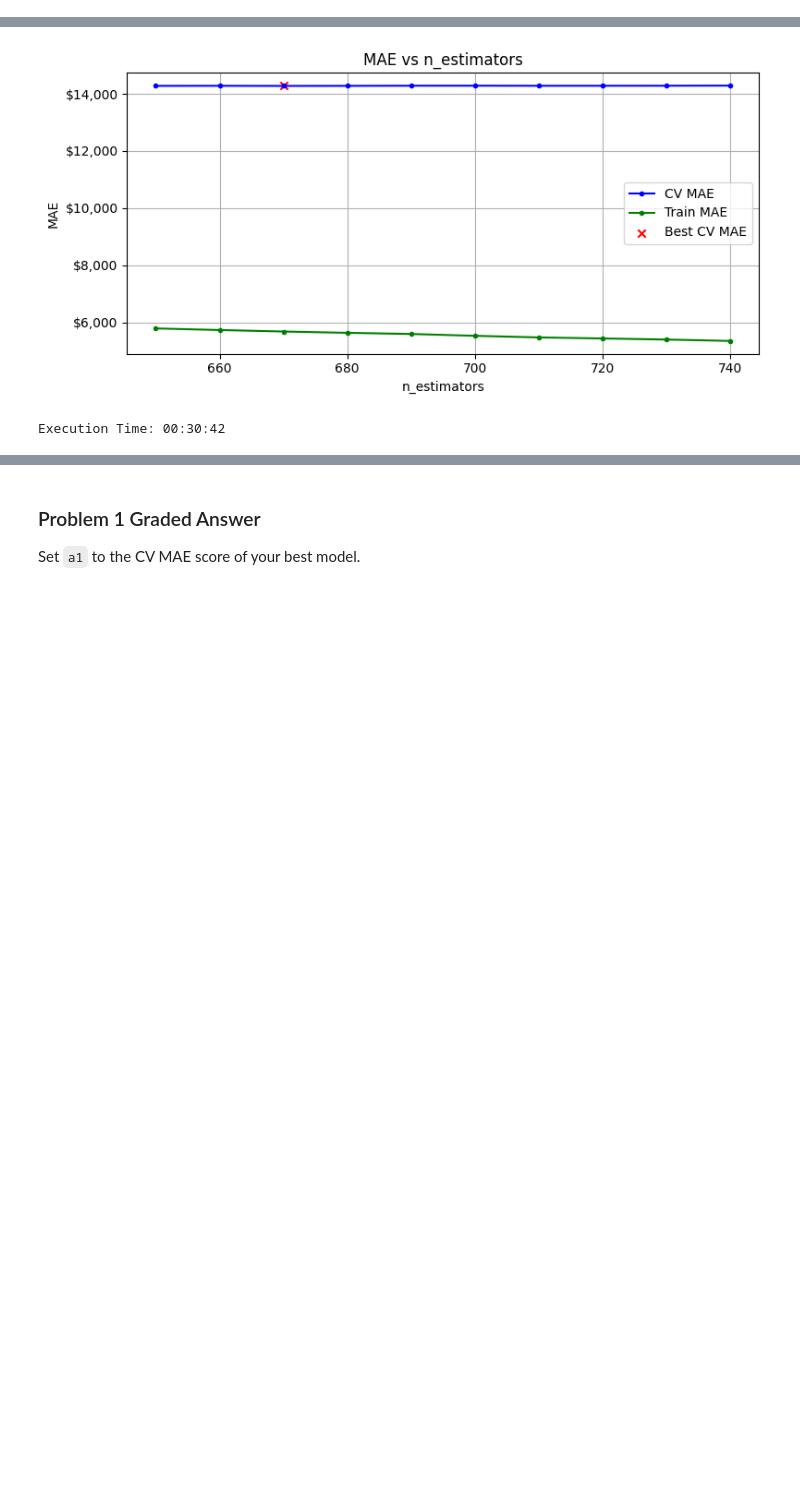
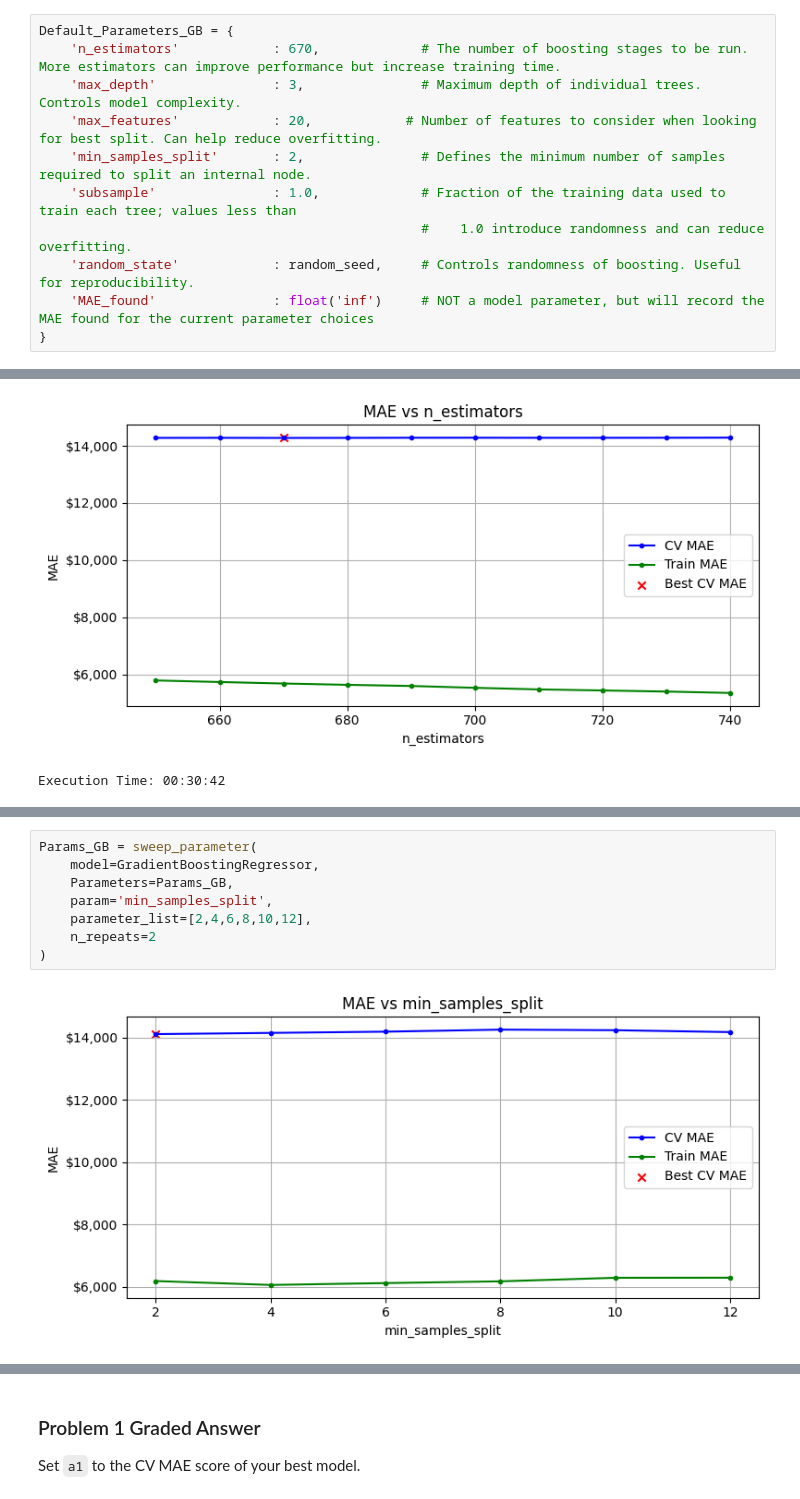
Before and after one commit to Jbaner/Module-3-Assignments, a Jupyter notebook: Homework_07.ipynb, the cells around one changed output, grey strips where cells are left out. Saved outputs shown, nothing was run; the diff lists cells and outputs as text; blank space fills up the shorter version.

```diff
--- a/Homework_07.ipynb
+++ b/Homework_07.ipynb
@@ -486,6 +486,17 @@ Default_Parameters_GB = {
     'random_state'            : random_seed,     # Controls randomness of boosting. Useful for reproducibility.
     'MAE_found'               : float('inf')     # NOT a model parameter, but will record the MAE found for the current parameter choices
 }
+# %%
+Default_Parameters_GB = {
+    'n_estimators'            : 670,             # The number of boosting stages to be run. More estimators can improve performance but increase training time.
+    'max_depth'               : 3,               # Maximum depth of individual trees. Controls model complexity.
+    'max_features'            : 20,            # Number of features to consider when looking for best split. Can help reduce overfitting.
+    'min_samples_split'       : 2,               # Defines the minimum number of samples required to split an internal node.
+    'subsample'               : 1.0,             # Fraction of the training data used to train each tree; values less than
+                                                 #    1.0 introduce randomness and can reduce overfitting.
+    'random_state'            : random_seed,     # Controls randomness of boosting. Useful for reproducibility.
+    'MAE_found'               : float('inf')     # NOT a model parameter, but will record the MAE found for the current parameter choices
+}
 # %%
 # Make a copy of the default dictionary
 
@@ -580,0 +596,10 @@ Execution Time: 00:04:11
+# %%
+Params_GB = sweep_parameter(
+    model=GradientBoostingRegressor,
+    Parameters=Params_GB,
+    param='min_samples_split',
+    parameter_list=[2,4,6,8,10,12],
+    n_repeats=2
+)
+# %% [output]
+[figure, added]
```
Also changed, not shown: parts of 10 cells of this notebook.
